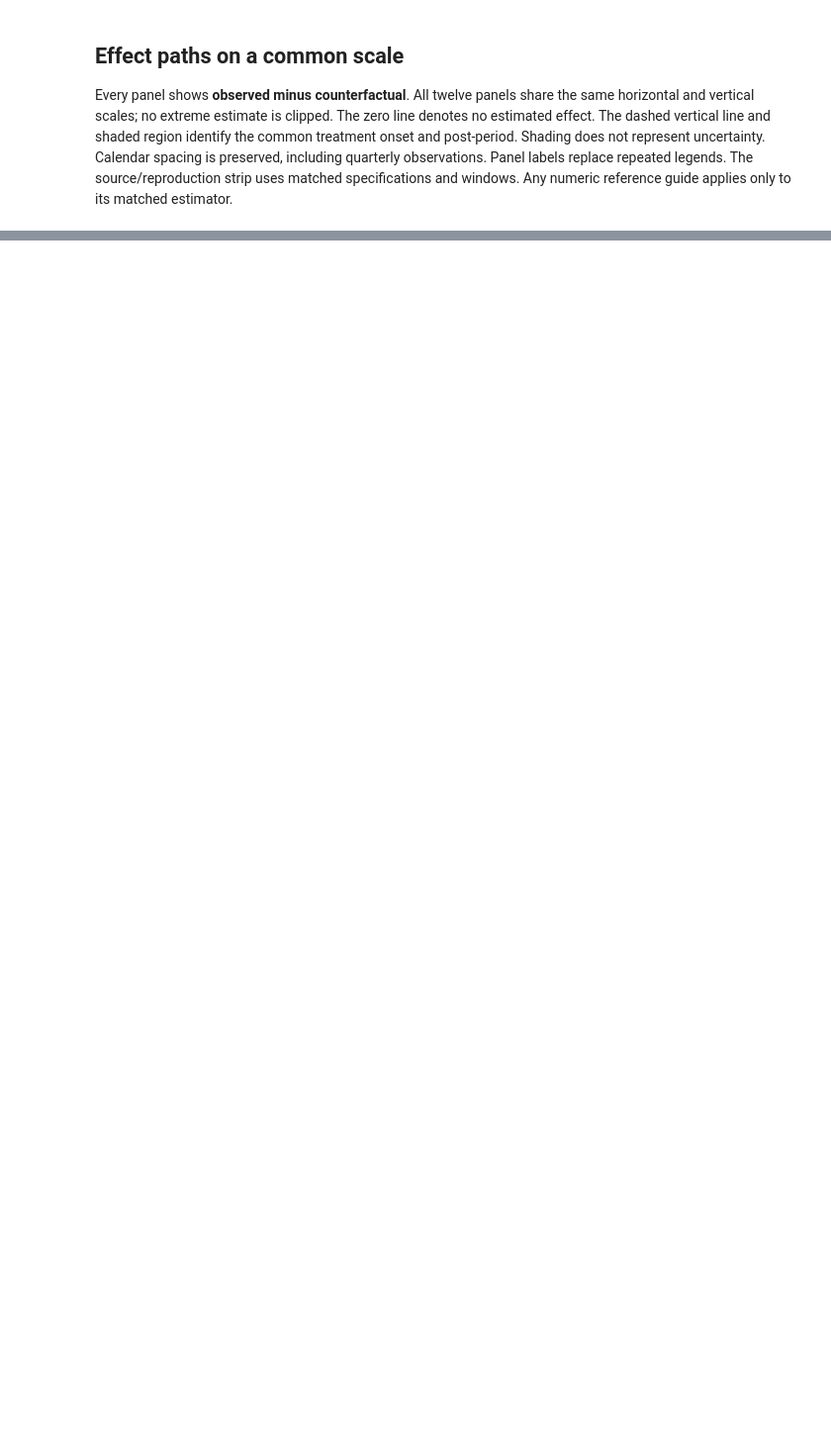
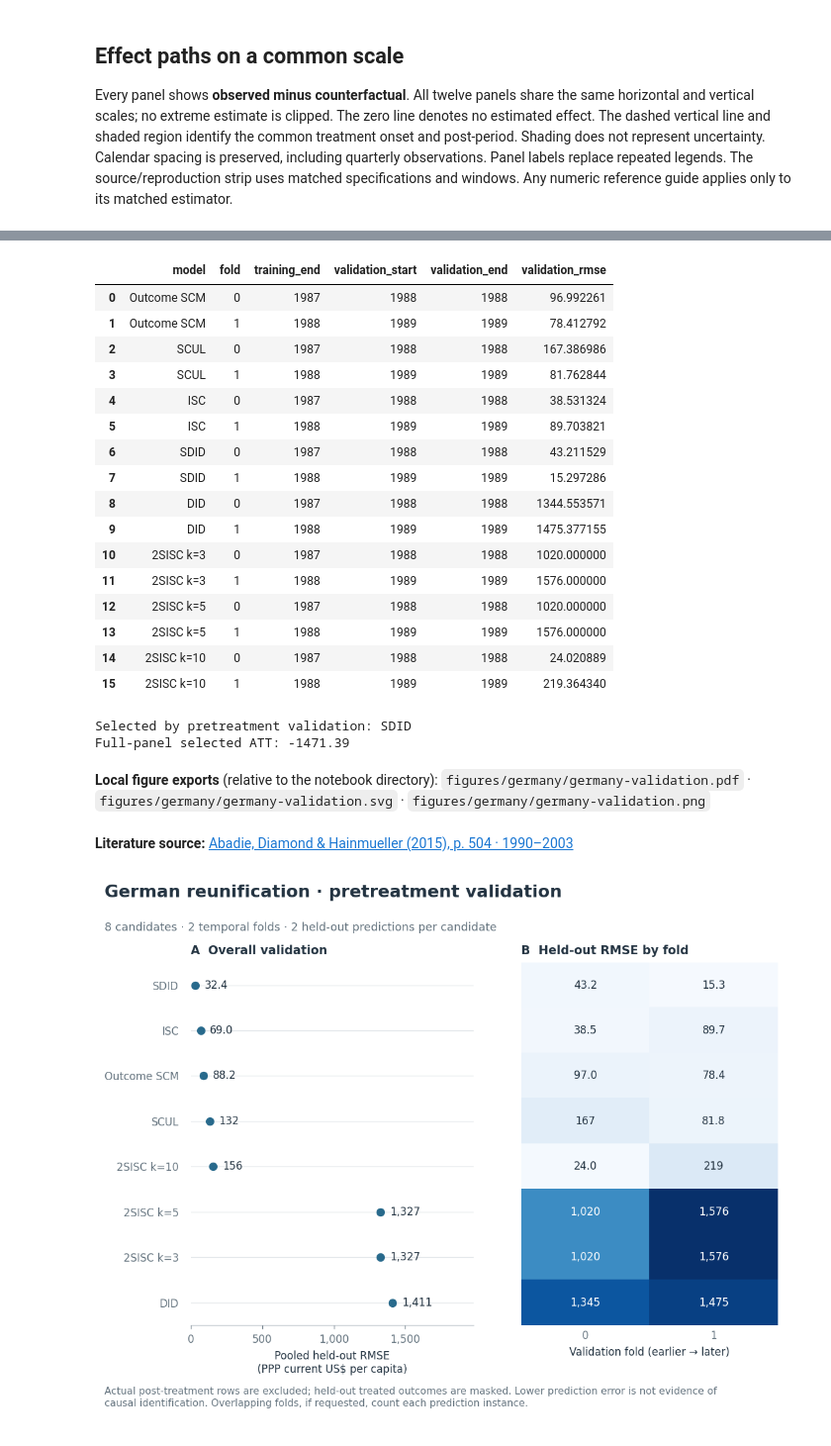
Before and after one commit to crahal/pysynthcon, a Jupyter notebook: empirical_examples/germany.ipynb, the cells around one changed output, grey strips where cells are left out. Shown at 99% size. Drawn from its saved outputs; the diff is of its cells as text; code cells hidden in the pictures; blank space fills up the shorter version.

```diff
--- a/empirical_examples/germany.ipynb
+++ b/empirical_examples/germany.ipynb
@@ -331,20 +347,32 @@ The other examples use NumPy seed 0 for reproducible new applications.
 # %%
-if paper_uncertainty is not None:
-    np.testing.assert_allclose(results['Synthetic DID'].att, reference.att, atol=1e-12)
-    uncertainty = paper_uncertainty
-else:
-    uncertainty = SyntheticDID().inference(
-        panel, method='placebo', replications=200, random_state=0,
-        estimate=results['Synthetic DID'],
-    )
-inference = pd.Series({
-    'SDID ATT': results['Synthetic DID'].att,
-    'Placebo standard error': uncertainty.standard_error,
-    '95% normal interval': uncertainty.confidence_interval(),
-    'Replications': 200,
-}, name='SDID inference')
-display(inference)
-inference.to_csv(figure_dir / f'{name}-sdid-inference.csv')
-np.savetxt(figure_dir / f'{name}-sdid-resamples.csv', uncertainty.resamples, delimiter=',', fmt='%d')
-np.savetxt(figure_dir / f'{name}-sdid-draws.csv', uncertainty.draws, delimiter=',')
+candidates = {
+    'Outcome SCM': SyntheticControl,
+    'SCUL': partial(SCUL, initial_window=initial, horizon=horizon),
+    'ISC': IndividualSC,
+    'SDID': SyntheticDID,
+    'DID': DifferenceInDifferences,
+    **{f'2SISC k={k}': partial(TwoStageIndividualSC, n_neighbors=k)
+       for k in (3, 5, 10)},
+}
+validation_start = max(panel.n_pre // 2, initial + horizon)
+validation_horizon = max(1, (panel.n_pre - validation_start) // 3)
+selection = select_estimator(
+    panel, candidates, initial_window=validation_start,
+    horizon=validation_horizon,
+)
+validation = selection.validation
+display(validation.summary)
+display(validation.scores[['model', 'fold', 'training_end', 'validation_start',
+                           'validation_end', 'validation_rmse']])
+print(f'Selected by pretreatment validation: {selection.selected_name}')
+print(f'Full-panel selected ATT: {selection.estimate.att:.6g}')
+validation.summary.to_csv(figure_dir / f'{name}-validation-summary.csv')
+validation.scores.to_csv(figure_dir / f'{name}-validation-folds.csv', index=False)
+validation.predictions.to_csv(figure_dir / f'{name}-validation-predictions.csv', index=False)
+fig, axes = plot_backtest(
+    validation, title=figure_details['case'] + ' · pretreatment validation',
+    units=figure_details['units'],
+)
+validation_files = export_figure(fig, 'validation')
+plt.show()
 # %% [output]
@@ -356 +392,23 @@ Name: SDID inference, dtype: object
+|  | model | fold | training_end | validation_start | validation_end | validation_rmse |
+| 0 | Outcome SCM | 0 | 1987 | 1988 | 1988 | 96.992261 |
+| 1 | Outcome SCM | 1 | 1988 | 1989 | 1989 | 78.412792 |
+| 2 | SCUL | 0 | 1987 | 1988 | 1988 | 167.386986 |
+| 3 | SCUL | 1 | 1988 | 1989 | 1989 | 81.762844 |
+| 4 | ISC | 0 | 1987 | 1988 | 1988 | 38.531324 |
+| 5 | ISC | 1 | 1988 | 1989 | 1989 | 89.703821 |
+| 6 | SDID | 0 | 1987 | 1988 | 1988 | 43.211529 |
+| 7 | SDID | 1 | 1988 | 1989 | 1989 | 15.297286 |
+| 8 | DID | 0 | 1987 | 1988 | 1988 | 1344.553571 |
+| 9 | DID | 1 | 1988 | 1989 | 1989 | 1475.377155 |
+| 10 | 2SISC k=3 | 0 | 1987 | 1988 | 1988 | 1020.000000 |
+| 11 | 2SISC k=3 | 1 | 1988 | 1989 | 1989 | 1576.000000 |
+| 12 | 2SISC k=5 | 0 | 1987 | 1988 | 1988 | 1020.000000 |
+| 13 | 2SISC k=5 | 1 | 1988 | 1989 | 1989 | 1576.000000 |
+| 14 | 2SISC k=10 | 0 | 1987 | 1988 | 1988 | 24.020889 |
+| 15 | 2SISC k=10 | 1 | 1988 | 1989 | 1989 | 219.364340 |
+Selected by pretreatment validation: SDID
+Full-panel selected ATT: -1471.39
+**Local figure exports** (relative to the notebook directory): `figures/germany/germany-validation.pdf` · `figures/germany/germany-validation.svg` · `figures/germany/germany-validation.png`
+**Literature source:** [Abadie, Diamond & Hainmueller (2015), p. 504 · 1990–2003](https://economics.mit.edu/sites/default/files/publications/Comparative%20Politics%20and%20the%20Synthetic%20Control.pdf#page=10)
+[figure, added]
 # %% [markdown]
```
Also changed, not shown: parts of 15 cells of this notebook, 8 other files.
